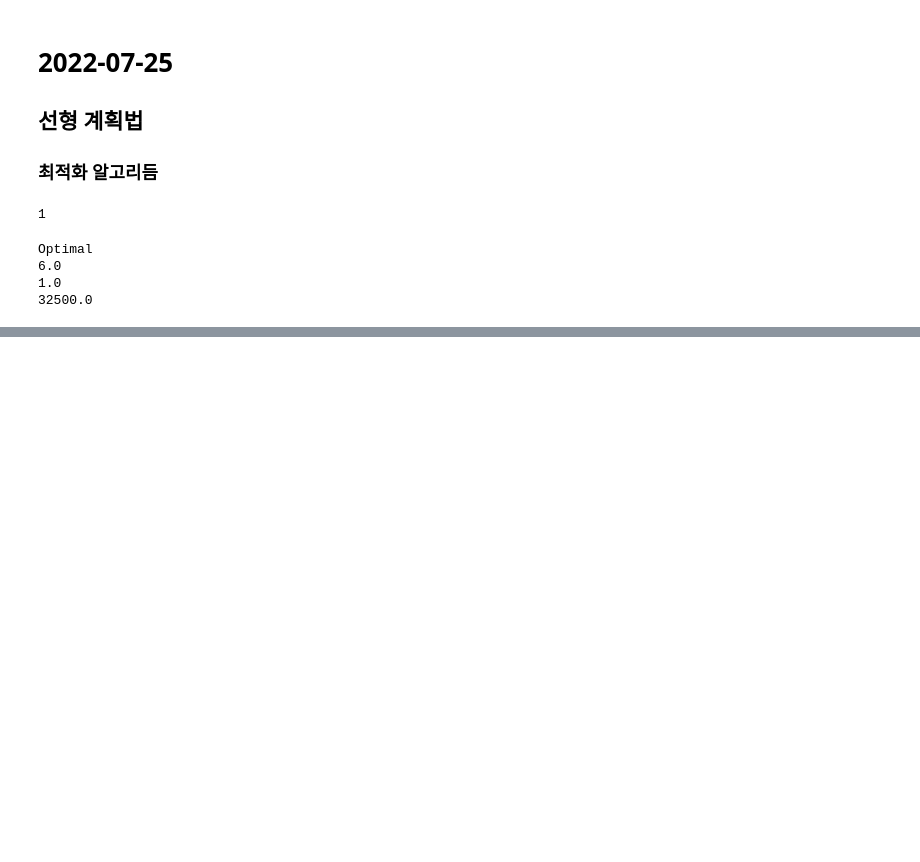
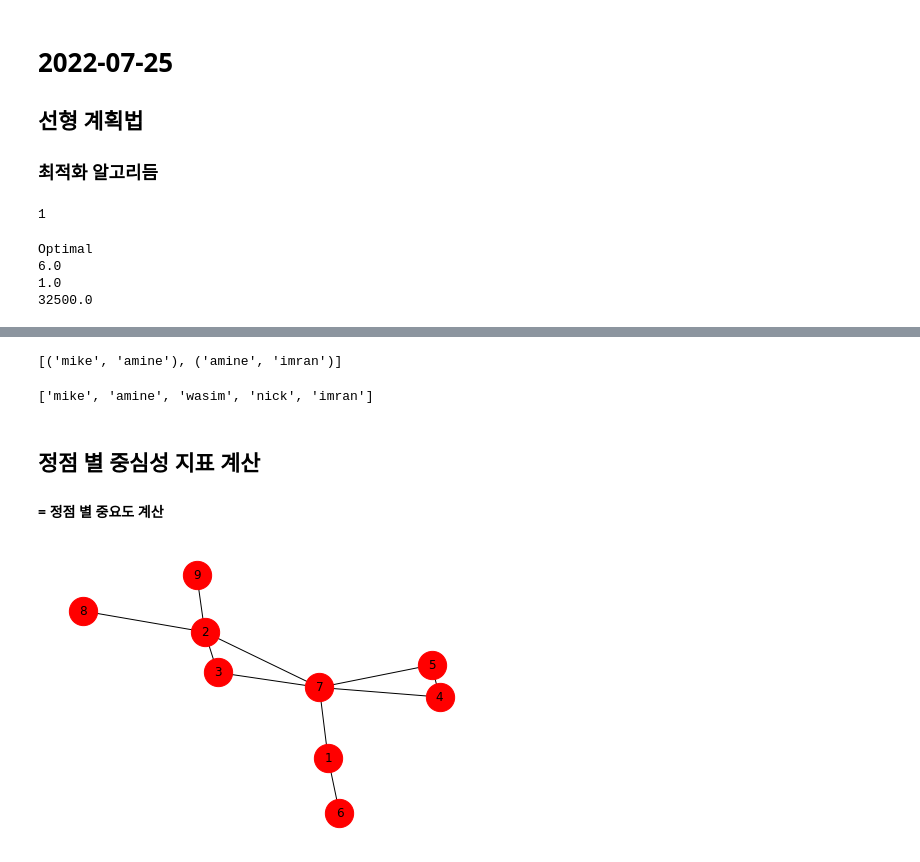
Before and after one commit to tigerkey10/bioinfo.github.io, a Jupyter notebook: 2022-07-24-greedy_algorithm_and_others.ipynb, the cells around one changed output, grey strips where cells are left out. Drawn from its saved outputs; the diff is of its cells as text; code cells hidden in the pictures; blank space fills up the shorter version.

```diff
--- a/2022-07-24-greedy_algorithm_and_others.ipynb
+++ b/2022-07-24-greedy_algorithm_and_others.ipynb
@@ -201,0 +233,28 @@ Optimal
+# %%
+list(g.edges)
+# %% [output]
+[('mike', 'amine'), ('amine', 'imran')]
+# %%
+list(g.nodes)
+# %% [output]
+['mike', 'amine', 'wasim', 'nick', 'imran']
+# %% [markdown]
+## 정점 별 중심성 지표 계산
+
+#### = 정점 별 중요도 계산
+# %%
+# 예시 네트워크 생성
+import networkx as nx
+import matplotlib.pyplot as plt
+vertexes = range(1,10) # 정점 10개
+edges = [(7,2), (2,3), (7,4), (4,5), (7,3), (7,5), (1,6), (1,7), (2,8), (2,9)] # 간선
+g = nx.Graph() # 빈 그래프 생성
+# %%
+# 정점 10개 빈 그래프에 추가
+g.add_nodes_from(vertexes)
+# %%
+# 간선 빈 그래프에 추가
+g.add_edges_from(edges)
+nx.draw(g, with_labels=True, node_color='r', node_size=800)
+# %% [output]
+[figure, added]
```
Also changed, not shown: parts of 14 cells of this notebook, 4 other files.
